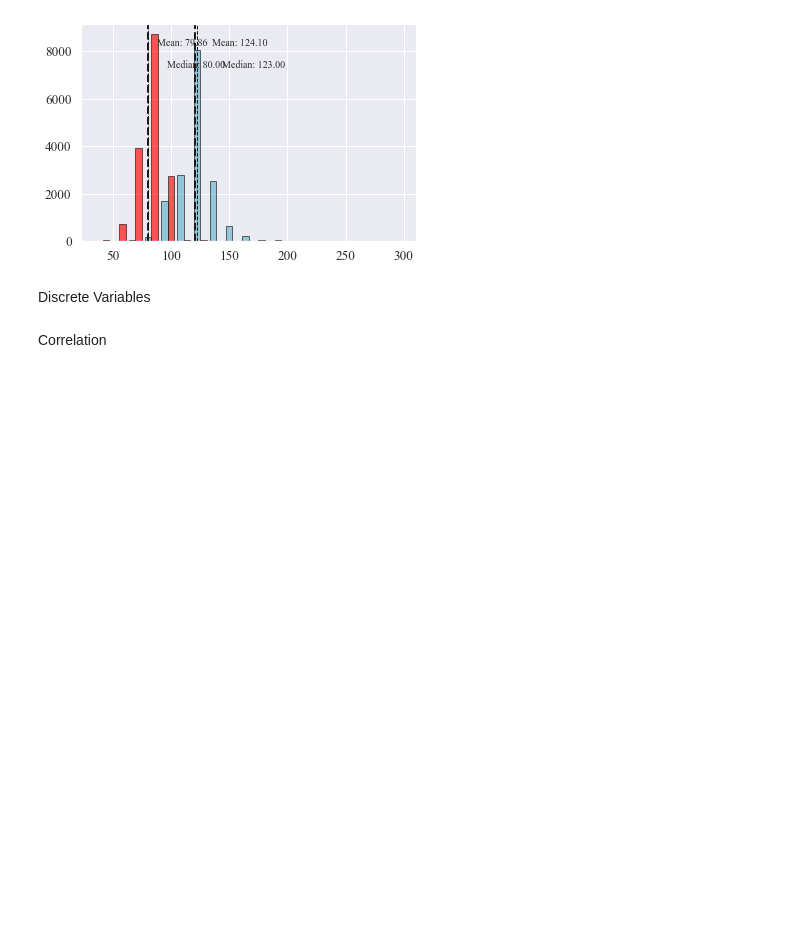
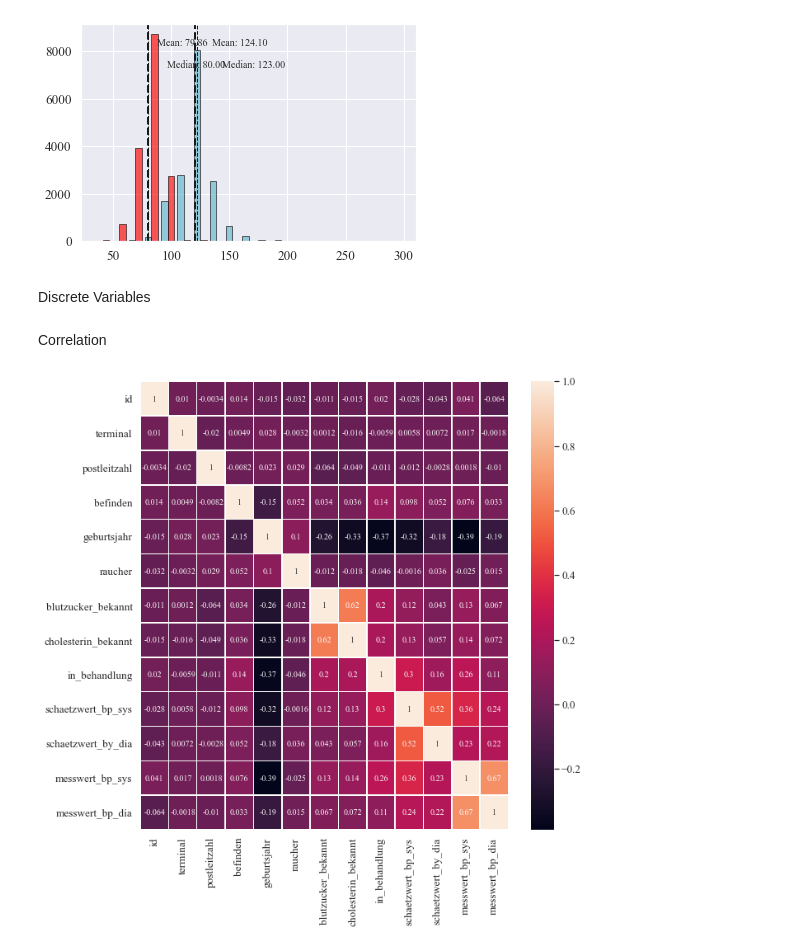
Before and after one commit to farrukh-ahmed/Case-Studies---Project-1, a Jupyter notebook: Notebooks/Project1-descriptive-data-analysis.ipynb, the cells around one changed output. Cells and saved outputs as stored; diff of their text form; code cells hidden in the pictures; blank space fills up the shorter version.

Commit message:
scatter plots and corr matrix added.

```diff
--- a/Notebooks/Project1-descriptive-data-analysis.ipynb
+++ b/Notebooks/Project1-descriptive-data-analysis.ipynb
@@ -238,3 +238,11 @@ plot.figure.savefig(os.path.join(PLOT_DIR_NAME, "Mix_Hist.pdf"), dpi=180, bbox_i
 Discrete Variables
 # %% [markdown]
 Correlation
+# %%
+correlation_matrix = data_df.corr()
+fig, ax = plt.subplots(figsize=(10,10))
+plot = sns.heatmap(correlation_matrix, annot = True, linewidths=.5, ax=ax)
+plt.show()
+plot.figure.savefig(os.path.join(PLOT_DIR_NAME, "corr_matrix.pdf"), dpi=180, bbox_inches='tight')
+# %% [output]
+[figure, added]
```
Also changed, not shown: parts of 2 cells of this notebook, 7 other files.
